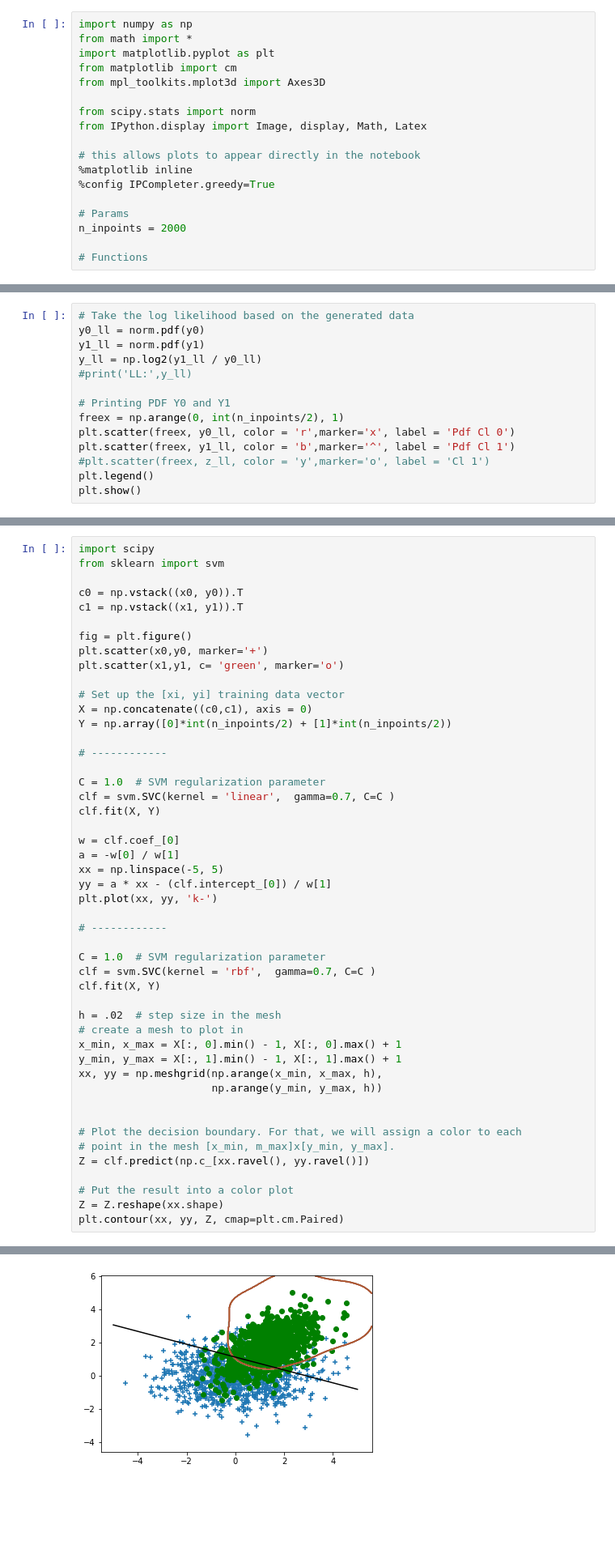
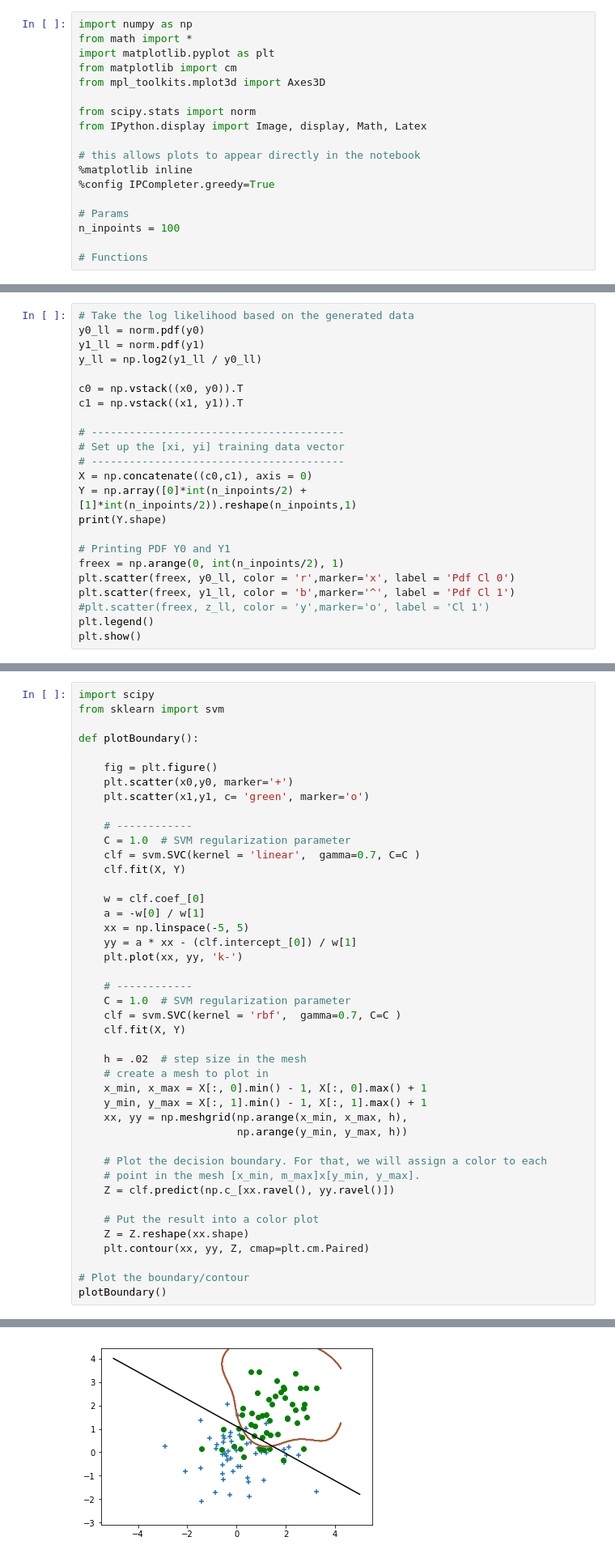
Before and after one commit to karmarv/mlearn, a Jupyter notebook: ml-h/h1-logreg.ipynb, the cells around one changed output, grey strips where cells are left out. Shown at 81% size. Drawn from its saved outputs; the diff is of its cells as text; blank space fills up the shorter version.

```diff
--- a/ml-h/h1-logreg.ipynb
+++ b/ml-h/h1-logreg.ipynb
@@ -17,7 +17,7 @@ from IPython.display import Image, display, Math, Latex
 %config IPCompleter.greedy=True
 
 # Params
-n_inpoints = 2000
+n_inpoints = 100
 
 # Functions
 # %% [markdown]
@@ -105,7 +105,16 @@ with respect to the desired variable and solving the equation obtained.
 y0_ll = norm.pdf(y0)
 y1_ll = norm.pdf(y1)
 y_ll = np.log2(y1_ll / y0_ll)
-#print('LL:',y_ll)
+
+c0 = np.vstack((x0, y0)).T
+c1 = np.vstack((x1, y1)).T
+
+# ----------------------------------------
+# Set up the [xi, yi] training data vector
+# ----------------------------------------
+X = np.concatenate((c0,c1), axis = 0)
+Y = np.array([0]*int(n_inpoints/2) + [1]*int(n_inpoints/2)).reshape(n_inpoints,1)
+print(Y.shape)
 
 # Printing PDF Y0 and Y1
 freex = np.arange(0, int(n_inpoints/2), 1)
@@ -223,48 +234,43 @@ Shape; X: (2000,) , Y: (2000,)
 import scipy
 from sklearn import svm
 
-c0 = np.vstack((x0, y0)).T
-c1 = np.vstack((x1, y1)).T
+def plotBoundary():
 
-fig = plt.figure()
-plt.scatter(x0,y0, marker='+')
-plt.scatter(x1,y1, c= 'green', marker='o')
+    fig = plt.figure()
+    plt.scatter(x0,y0, marker='+')
+    plt.scatter(x1,y1, c= 'green', marker='o')
 
-# Set up the [xi, yi] training data vector
-X = np.concatenate((c0,c1), axis = 0)
-Y = np.array([0]*int(n_inpoints/2) + [1]*int(n_inpoints/2))
+    # ------------
+    C = 1.0  # SVM regularization parameter
+    clf = svm.SVC(kernel = 'linear',  gamma=0.7, C=C )
+    clf.fit(X, Y)
 
-# ------------
+    w = clf.coef_[0]
+    a = -w[0] / w[1]
+    xx = np.linspace(-5, 5)
+    yy = a * xx - (clf.intercept_[0]) / w[1]
+    plt.plot(xx, yy, 'k-')
 
-C = 1.0  # SVM regularization parameter
-clf = svm.SVC(kernel = 'linear',  gamma=0.7, C=C )
-clf.fit(X, Y)
+    # ------------
+    C = 1.0  # SVM regularization parameter
+    clf = svm.SVC(kernel = 'rbf',  gamma=0.7, C=C )
+    clf.fit(X, Y)
 
-w = clf.coef_[0]
-a = -w[0] / w[1]
-xx = np.linspace(-5, 5)
-yy = a * xx - (clf.intercept_[0]) / w[1]
-plt.plot(xx, yy, 'k-')
+    h = .02  # step size in the mesh
+    # create a mesh to plot in
+    x_min, x_max = X[:, 0].min() - 1, X[:, 0].max() + 1
+    y_min, y_max = X[:, 1].min() - 1, X[:, 1].max() + 1
+    xx, yy = np.meshgrid(np.arange(x_min, x_max, h),
+                         np.arange(y_min, y_max, h))
 
-# ------------
+    # Plot the decision boundary. For that, we will assign a color to each
+    # point in the mesh [x_min, m_max]x[y_min, y_max].
+    Z = clf.predict(np.c_[xx.ravel(), yy.ravel()])
 
-C = 1.0  # SVM regularization parameter
-clf = svm.SVC(kernel = 'rbf',  gamma=0.7, C=C )
-clf.fit(X, Y)
+    # Put the result into a color plot
+    Z = Z.reshape(xx.shape)
+    plt.contour(xx, yy, Z, cmap=plt.cm.Paired)
 
-h = .02  # step size in the mesh
-# create a mesh to plot in
-x_min, x_max = X[:, 0].min() - 1, X[:, 0].max() + 1
-y_min, y_max = X[:, 1].min() - 1, X[:, 1].max() + 1
-xx, yy = np.meshgrid(np.arange(x_min, x_max, h),
-                     np.arange(y_min, y_max, h))
-
-
-# Plot the decision boundary. For that, we will assign a color to each
-# point in the mesh [x_min, m_max]x[y_min, y_max].
-Z = clf.predict(np.c_[xx.ravel(), yy.ravel()])
-
-# Put the result into a color plot
-Z = Z.reshape(xx.shape)
-plt.contour(xx, yy, Z, cmap=plt.cm.Paired)
+# Plot the boundary/contour
+plotBoundary()
 # %% [output]
@@ -272 +277 @@ plt.contour(xx, yy, Z, cmap=plt.cm.Paired)
-[figure, old version]
+[figure, new version]
```
Also changed, not shown: parts of 12 cells of this notebook.
